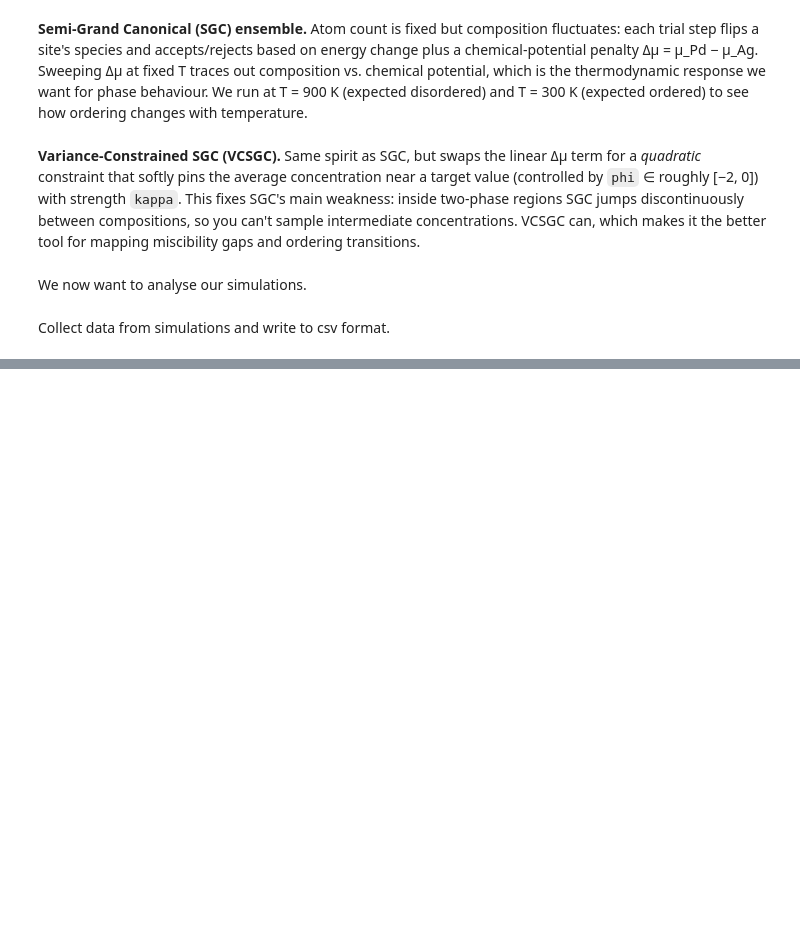
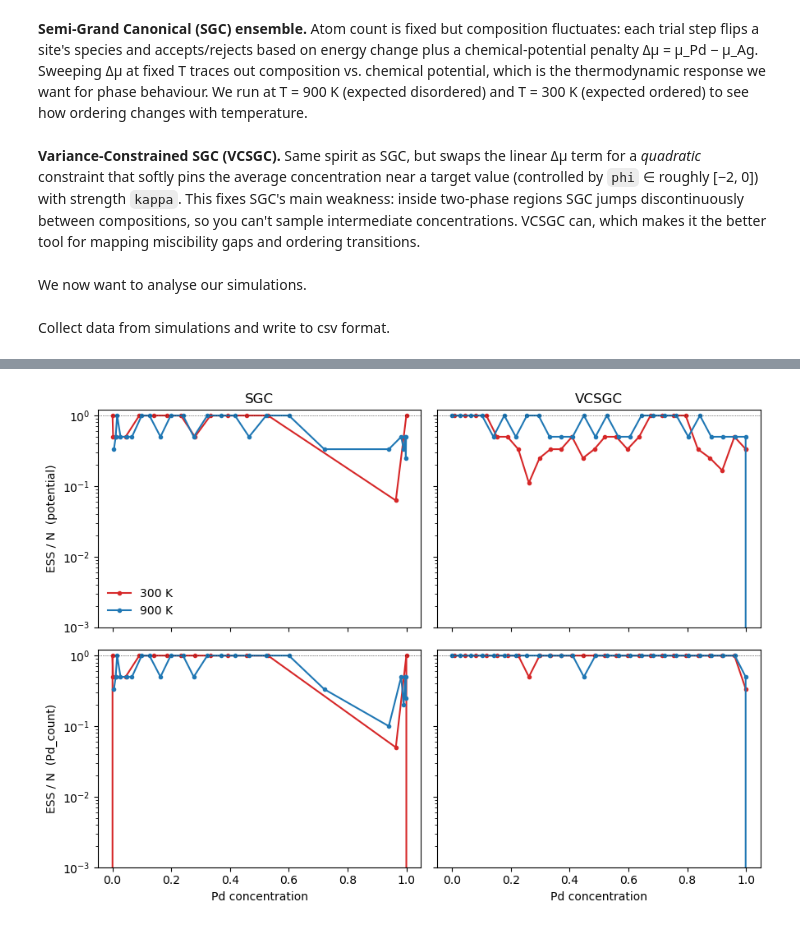
Before and after one commit to m-crabb/msc-dissertation-dnfs, a Jupyter notebook: notebooks/icet_agpb_tutorial.ipynb, the cells around one changed output, grey strips where cells are left out. Cells and saved outputs as stored; diff of their text form; code cells hidden in the pictures; blank space fills up the shorter version.

```diff
--- a/notebooks/icet_agpb_tutorial.ipynb
+++ b/notebooks/icet_agpb_tutorial.ipynb
@@ -439,0 +518,30 @@ plt.savefig('acceptance_ratio_sgc.png', bbox_inches='tight')
+# %%
+fig, axes = plt.subplots(2, 2, figsize=(9, 6.5), sharex=True, sharey='row')
+observables = ['potential', 'Pd_count']
+ensembles = ['sgc', 'vcsgc']
+
+for i, obs in enumerate(observables):
+    for j, ensemble in enumerate(ensembles):
+        ax = axes[i, j]
+        sub = ess_df[(ess_df['ensemble'] == ensemble)
+                     & (ess_df['observable'] == obs)]
+        for T in sorted(sub['temperature'].unique()):
+            sT = sub[sub['temperature'] == T].sort_values('Pd_concentration')
+            ax.plot(sT['Pd_concentration'], sT['ess_per_sample'],
+                    marker='o', markersize=3, color=colors[T],
+                    label=f'{T} K')
+        ax.set_yscale('log')
+        ax.set_ylim(1e-3, 1.2)
+        ax.axhline(1.0, color='k', lw=0.5, ls=':')
+        if i == 0:
+            ax.set_title(ensemble.upper())
+        if i == len(observables) - 1:
+            ax.set_xlabel('Pd concentration')
+        if j == 0:
+            ax.set_ylabel(f'ESS / N  ({obs})')
+        if i == 0 and j == 0:
+            ax.legend(frameon=False)
+fig.tight_layout()
+plt.savefig('ess_per_sample.png', bbox_inches='tight')
+# %% [output]
+[figure, added]
```
Also changed, not shown: parts of 5 cells of this notebook, 5 other files.
